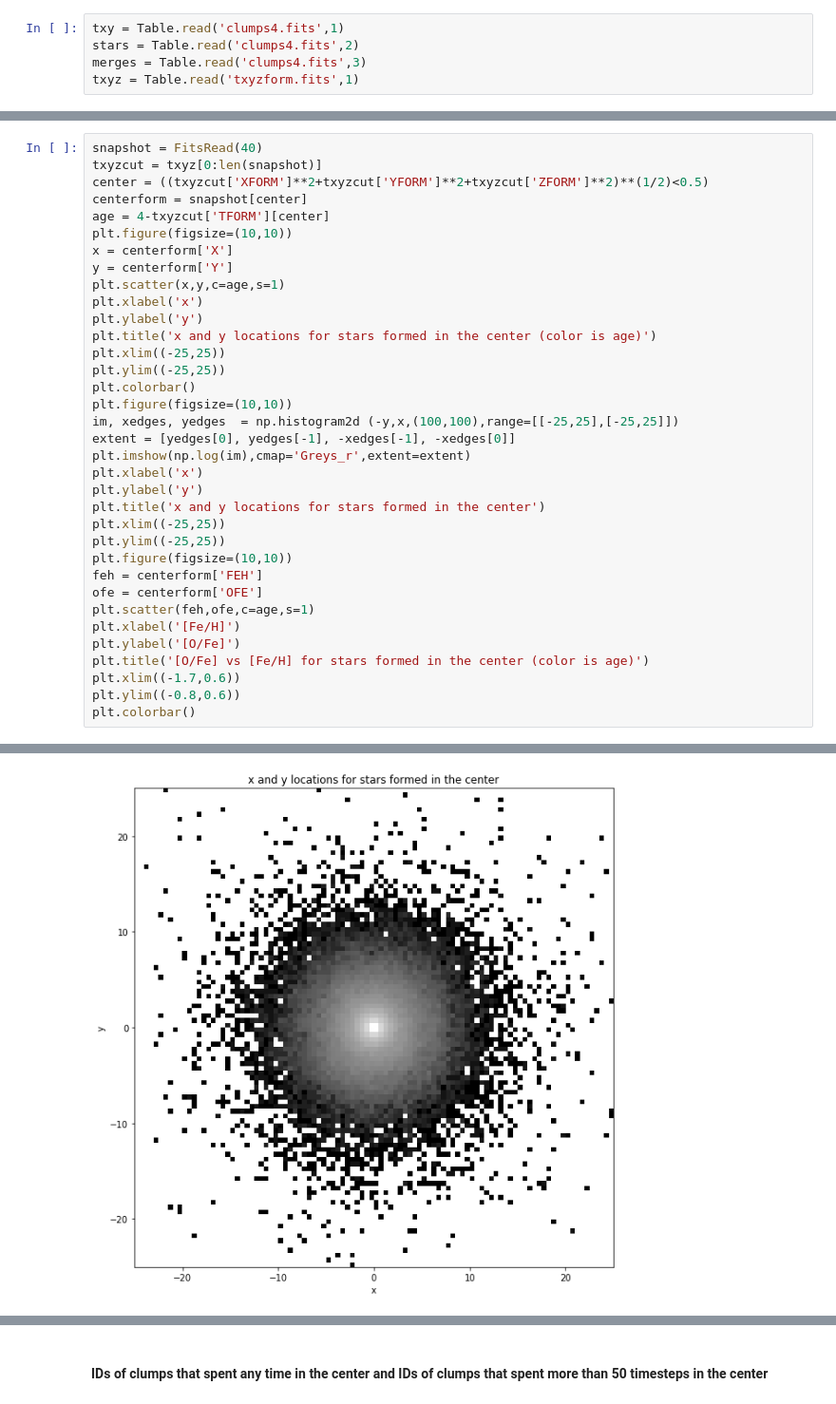
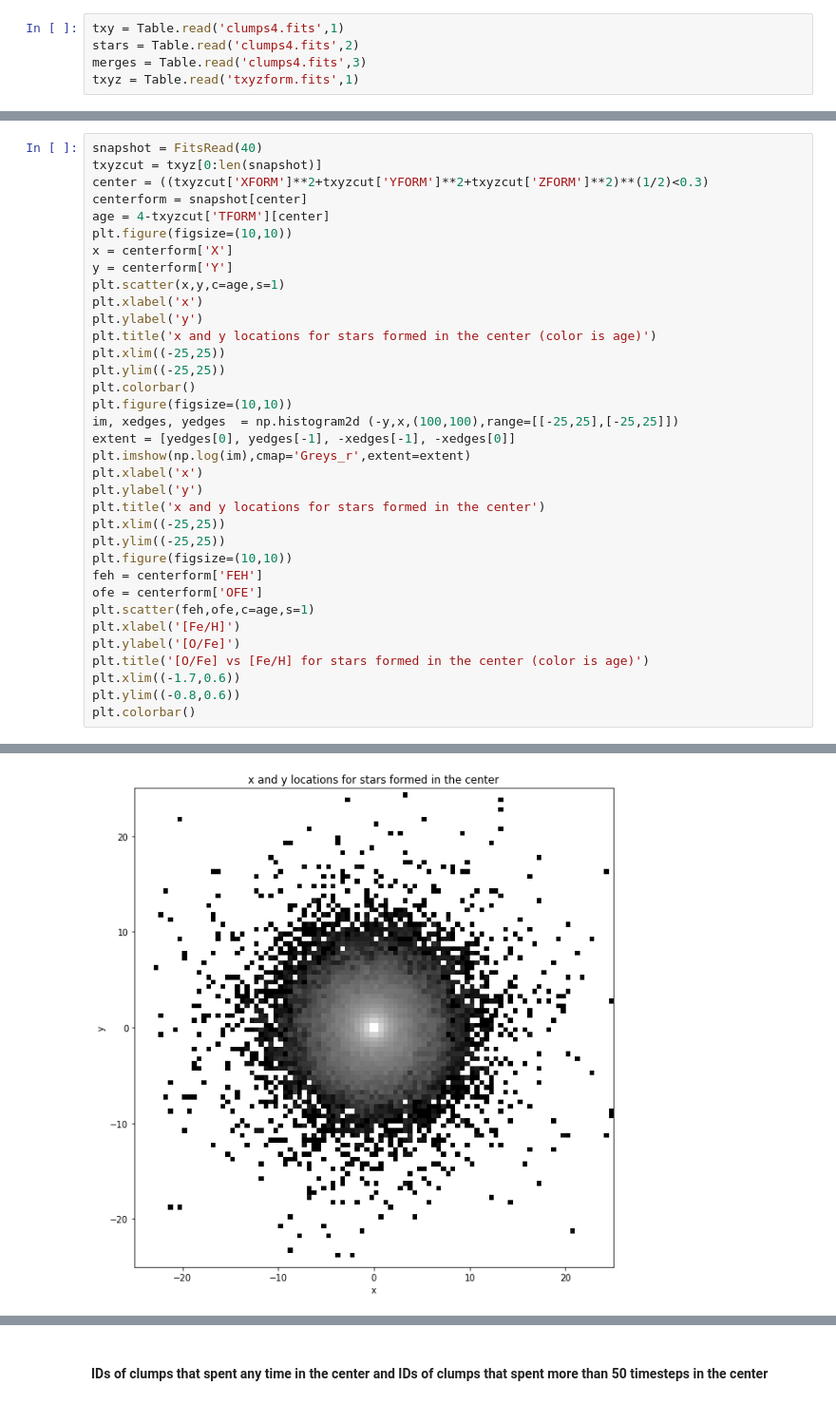
Before and after one commit to BethanyGarver/clumpy-star-formation, a Jupyter notebook: CenterClumps-checkpoint.ipynb, the cells around one changed output, grey strips where cells are left out. Shown at 95% size. Saved outputs shown, nothing was run; the diff lists cells and outputs as text.

```diff
--- a/CenterClumps-checkpoint.ipynb
+++ b/CenterClumps-checkpoint.ipynb
@@ -31,7 +31,7 @@ txyz = Table.read('txyzform.fits',1)
 # %%
 snapshot = FitsRead(40)
 txyzcut = txyz[0:len(snapshot)]
-center = ((txyzcut['XFORM']**2+txyzcut['YFORM']**2+txyzcut['ZFORM']**2)**(1/2)<0.5)
+center = ((txyzcut['XFORM']**2+txyzcut['YFORM']**2+txyzcut['ZFORM']**2)**(1/2)<0.3)
 centerform = snapshot[center]
 age = 4-txyzcut['TFORM'][center]
 plt.figure(figsize=(10,10))
@@ -69 +69 @@ plt.colorbar()
-[figure, old version]
+[figure, new version]
```
Also changed, not shown: parts of 8 cells of this notebook.
